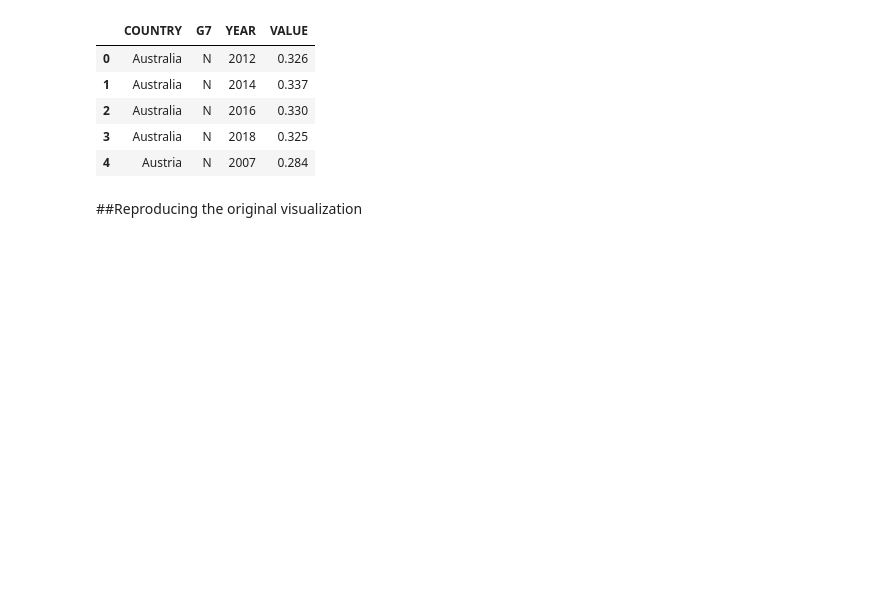
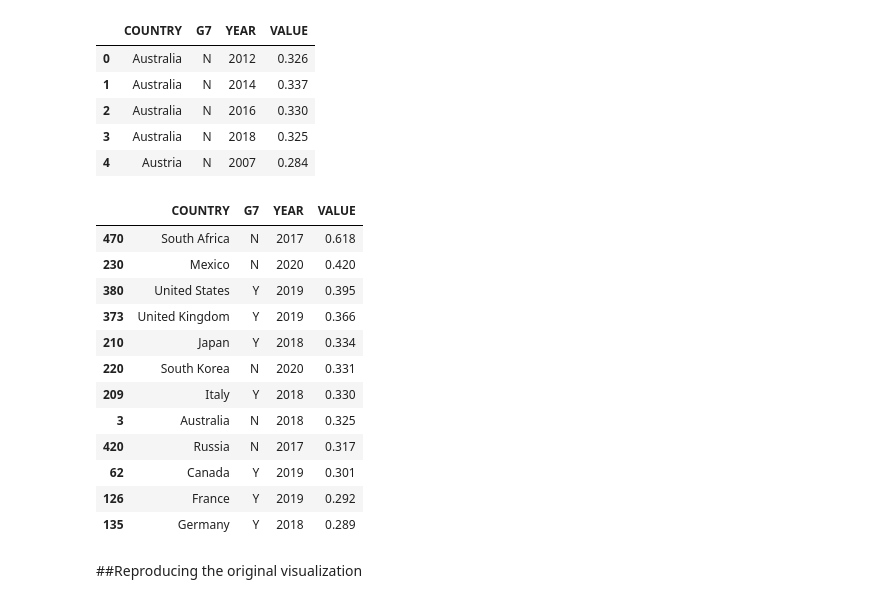
Before and after one commit to tschelli/Makeover_Visualization, a Jupyter notebook: Makeover_Monday_Visualization_10_03.ipynb, the cells around one changed output. Cells and saved outputs as stored; diff of their text form; code cells hidden in the pictures; blank space fills up the shorter version.

```diff
--- a/Makeover_Monday_Visualization_10_03.ipynb
+++ b/Makeover_Monday_Visualization_10_03.ipynb
@@ -67,6 +78,22 @@ plot_df = plot_df[year_filter]
 # %%
 plot_df = plot_df.sort_values('YEAR', ascending = False).drop_duplicates('COUNTRY', keep = 'first')
-plot_df = plot_df.sort_values('VALUE', ascending = False).head(15)
+plot_df = plot_df.sort_values('VALUE', ascending = False).head(12)
+plot_df['COUNTRY'].replace(to_replace = 'Russian Federation', value = 'Russia', inplace = True)
+plot_df
+# %% [output]
+|  | COUNTRY | G7 | YEAR | VALUE |
+| 470 | South Africa | N | 2017 | 0.618 |
+| 230 | Mexico | N | 2020 | 0.420 |
+| 380 | United States | Y | 2019 | 0.395 |
+| 373 | United Kingdom | Y | 2019 | 0.366 |
+| 210 | Japan | Y | 2018 | 0.334 |
+| 220 | South Korea | N | 2020 | 0.331 |
+| 209 | Italy | Y | 2018 | 0.330 |
+| 3 | Australia | N | 2018 | 0.325 |
+| 420 | Russia | N | 2017 | 0.317 |
+| 62 | Canada | Y | 2019 | 0.301 |
+| 126 | France | Y | 2019 | 0.292 |
+| 135 | Germany | Y | 2018 | 0.289 |
 # %% [markdown]
 ##Reproducing the original visualization
 # %%
```
Also changed, not shown: parts of 9 cells of this notebook.
